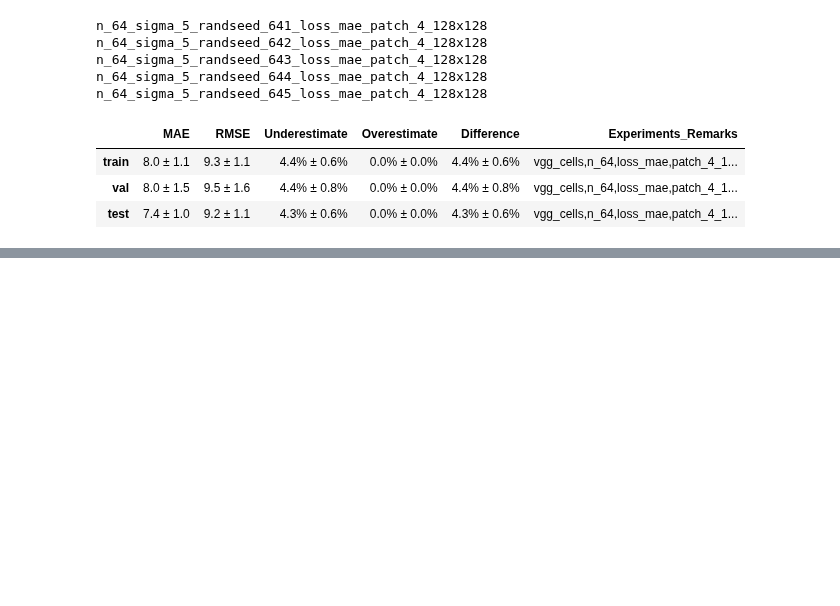
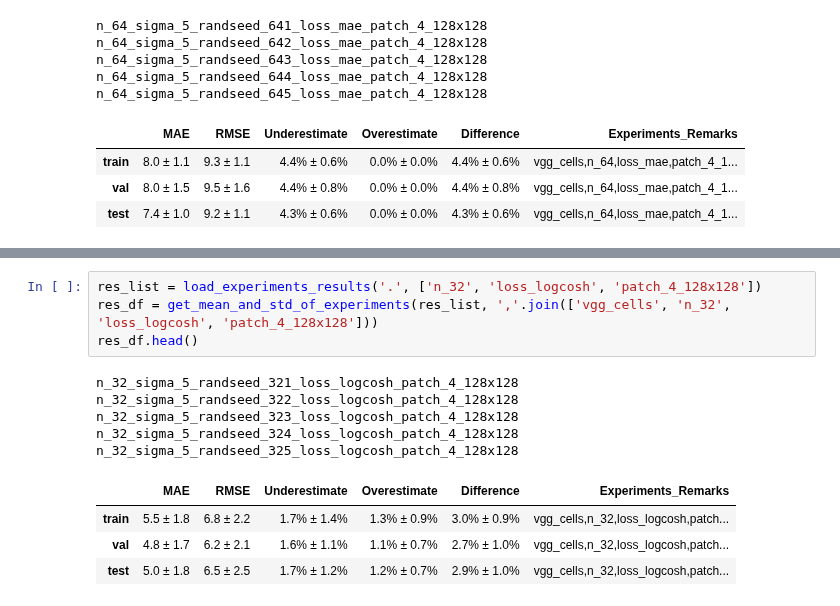
Before and after one commit to Tudor67/Object-Counting, a Jupyter notebook: experiments/1_fcrn_a/vgg_cells/experiments_stats.ipynb, the cells around one changed output, grey strips where cells are left out. Saved outputs shown, nothing was run; the diff lists cells and outputs as text; blank space fills up the shorter version.

Commit message:
added 1_fcrn_a exp results on vgg_cells (logcosh loss, patch 4*(128x128), 100 epochs)

```diff
--- a/experiments/1_fcrn_a/vgg_cells/experiments_stats.ipynb
+++ b/experiments/1_fcrn_a/vgg_cells/experiments_stats.ipynb
@@ -192,0 +199,14 @@ n_64_sigma_5_randseed_645_loss_mae_patch_4_128x128
+# %%
+res_list = load_experiments_results('.', ['n_32', 'loss_logcosh', 'patch_4_128x128'])
+res_df = get_mean_and_std_of_experiments(res_list, ','.join(['vgg_cells', 'n_32', 'loss_logcosh', 'patch_4_128x128']))
+res_df.head()
+# %% [output]
+n_32_sigma_5_randseed_321_loss_logcosh_patch_4_128x128
+n_32_sigma_5_randseed_322_loss_logcosh_patch_4_128x128
+n_32_sigma_5_randseed_323_loss_logcosh_patch_4_128x128
+n_32_sigma_5_randseed_324_loss_logcosh_patch_4_128x128
+n_32_sigma_5_randseed_325_loss_logcosh_patch_4_128x128
+|  | MAE | RMSE | Underestimate | Overestimate | Difference | Experiments_Remarks |
+| train | 5.5 ± 1.8 | 6.8 ± 2.2 | 1.7% ± 1.4% | 1.3% ± 0.9% | 3.0% ± 0.9% | vgg_cells,n_32,loss_logcosh,patch... |
+| val | 4.8 ± 1.7 | 6.2 ± 2.1 | 1.6% ± 1.1% | 1.1% ± 0.7% | 2.7% ± 1.0% | vgg_cells,n_32,loss_logcosh,patch... |
+| test | 5.0 ± 1.8 | 6.5 ± 2.5 | 1.7% ± 1.2% | 1.2% ± 0.7% | 2.9% ± 1.0% | vgg_cells,n_32,loss_logcosh,patch... |
```
Also changed, not shown: parts of 2 cells of this notebook, 25 other files.
